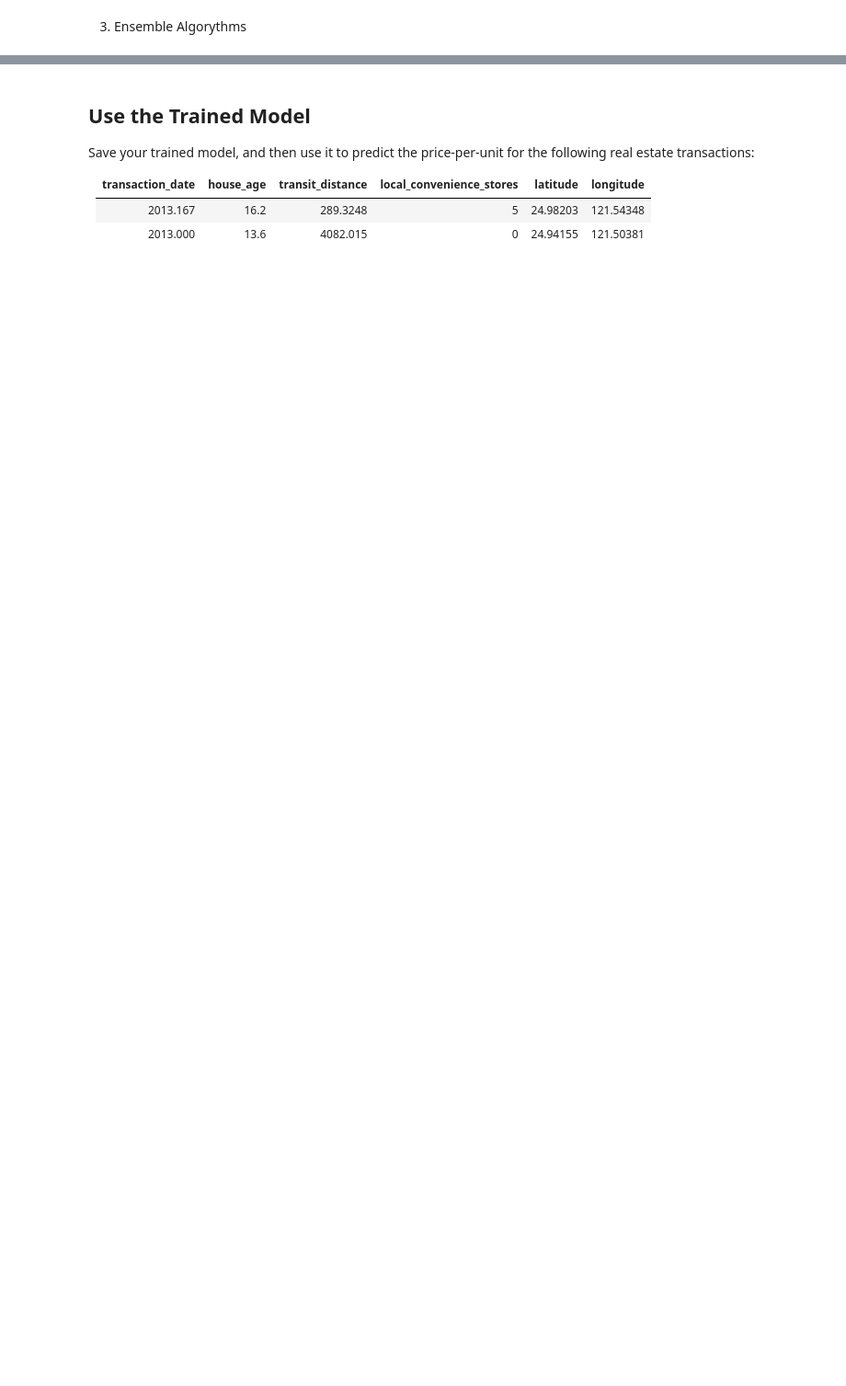
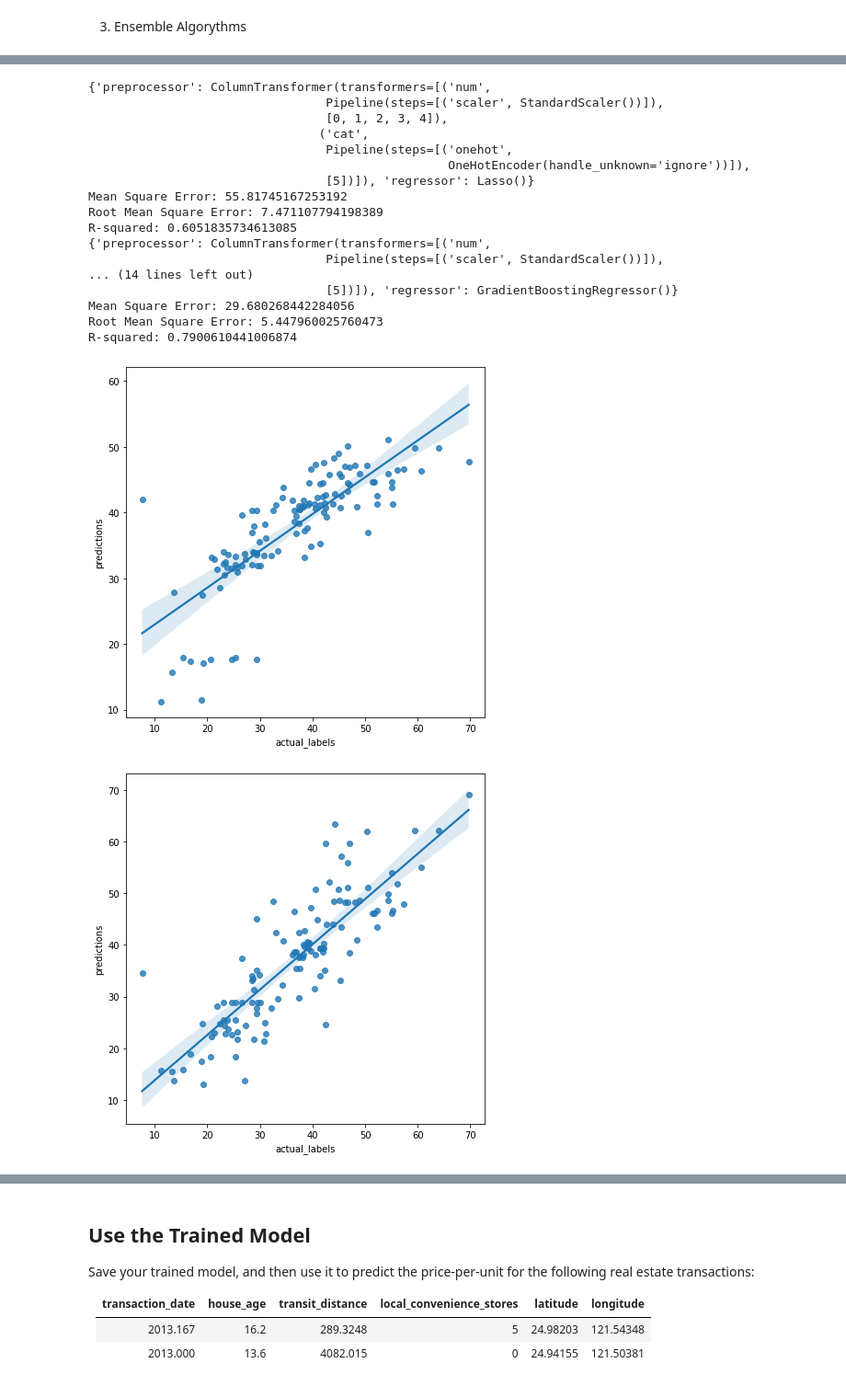
Before and after one commit to Berezovikov-A/ms_ml_challenges, a Jupyter notebook: 02 - Real Estate Regression Challenge.ipynb, the cells around one changed output, grey strips where cells are left out. Shown at 92% size. Cells and saved outputs as stored; diff of their text form; code cells hidden in the pictures; blank space fills up the shorter version.

```diff
--- a/02 - Real Estate Regression Challenge.ipynb
+++ b/02 - Real Estate Regression Challenge.ipynb
@@ -258,0 +302,54 @@ R-squared: 0.7628458250195493
+# %%
+from sklearn.compose import ColumnTransformer
+from sklearn.pipeline import Pipeline
+from sklearn.impute import SimpleImputer
+from sklearn.preprocessing import StandardScaler, OneHotEncoder
+
+numeric_features = [0,1,2,3,4]
+numeric_transformer = Pipeline(steps=[
+    ('scaler', StandardScaler())
+])
+
+categorical_features = [5]
+categorical_transformer = Pipeline(steps=[
+    ('onehot', OneHotEncoder(handle_unknown='ignore'))
+])
+
+preprocessor = ColumnTransformer(
+    transformers=[
+        ('num', numeric_transformer, numeric_features),
+        ('cat', categorical_transformer, categorical_features),
+    ]
+)
+
+algorithms = [Lasso(), DecisionTreeRegressor(), GradientBoostingRegressor()]
+
+for alg in algorithms:
+    pipeline = Pipeline(steps=[
+        ('preprocessor', preprocessor),
+        ('regressor', alg)
+    ])
+    model = pipeline.fit(X_train, (y_train))
+    print(model.named_steps)
+    predictions = model.predict(X_test)
+    evaluate_model(predictions, y_test)
+# %% [output]
+{'preprocessor': ColumnTransformer(transformers=[('num',
+                                 Pipeline(steps=[('scaler', StandardScaler())]),
+                                 [0, 1, 2, 3, 4]),
+                                ('cat',
+                                 Pipeline(steps=[('onehot',
+                                                  OneHotEncoder(handle_unknown='ignore'))]),
+                                 [5])]), 'regressor': Lasso()}
+Mean Square Error: 55.81745167253192
+Root Mean Square Error: 7.471107794198389
+R-squared: 0.6051835734613085
+{'preprocessor': ColumnTransformer(transformers=[('num',
+                                 Pipeline(steps=[('scaler', StandardScaler())]),
+... (14 lines left out)
+                                 [5])]), 'regressor': GradientBoostingRegressor()}
+Mean Square Error: 29.680268442284056
+Root Mean Square Error: 5.447960025760473
+R-squared: 0.7900610441006874
+[figure, added]
+[figure, added]
```
Also changed, not shown: parts of 19 cells of this notebook.
